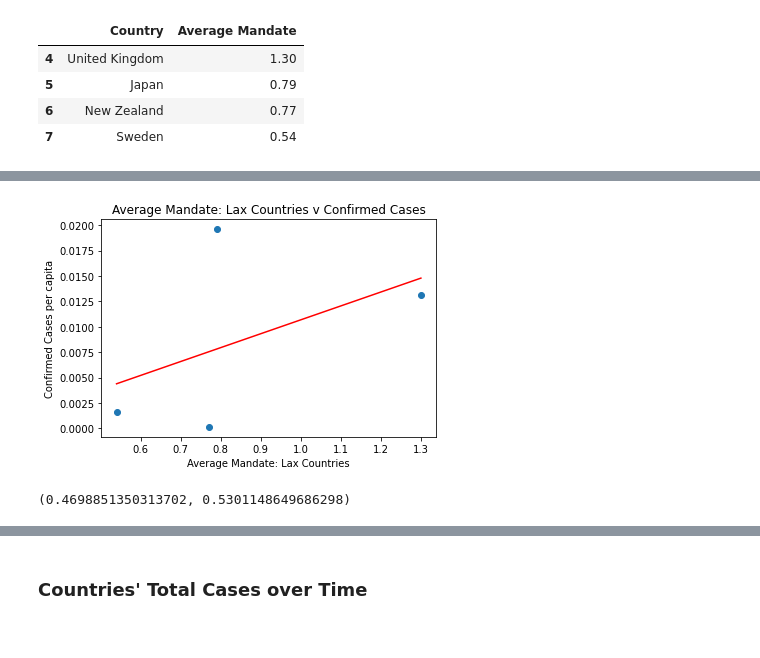
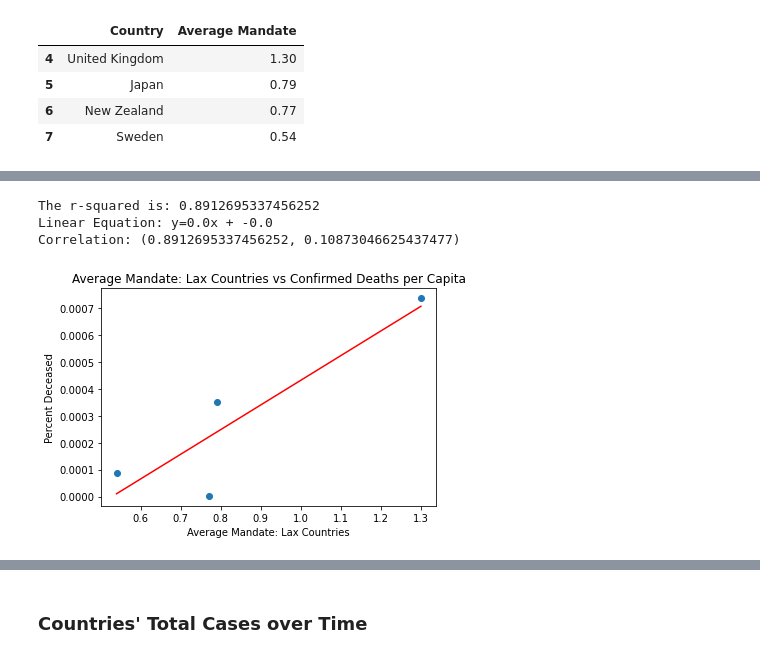
Before and after one commit to leslievazquez/Project_1, a Jupyter notebook: Data_Analysis_Notebook.ipynb, the cells around one changed output, grey strips where cells are left out. Drawn from its saved outputs; the diff is of its cells as text; code cells hidden in the pictures.

```diff
--- a/Data_Analysis_Notebook.ipynb
+++ b/Data_Analysis_Notebook.ipynb
@@ -400,22 +439,26 @@ correlation
 # %%
-#linear regression relaxed mandates v relaxed cases
+#linear regression relaxed mandates v relaxed deaths
 x_values = lax_df['Average Mandate']
-y_values = lax_max['Percent Infected']
+y_values = lax_max['Percent Deceased']
 (slope, intercept, rvalue, pvalue, stdeer) = linregress(x_values,y_values)
+print(f"The r-squared is: {rvalue}")
 regress_values = x_values*slope+intercept
 line_eq = 'y=' +str(round(slope,2))+'x + ' +str(round(intercept,2))
+print(f"Linear Equation: {line_eq}")
 plt.scatter(x_values, y_values)
 plt.plot(x_values,regress_values,'r-')
 
+#pearsonr for relaxed mandates v relaxed deaths
+correlation = st.pearsonr(lax_df['Average Mandate'], lax_max['Percent Deceased'])
+print(f"Correlation: {correlation}")
+
 #plt.annotate(line_eq,(15,10),fontsize = 25, color='red')
-plt.title('Average Mandate: Lax Countries v Confirmed Cases')
+plt.title('Average Mandate: Lax Countries vs Confirmed Deaths per Capita')
 plt.xlabel('Average Mandate: Lax Countries')
-plt.ylabel('Confirmed Cases per capita')
+plt.ylabel('Percent Deceased')
 plt.show()
-
-#pearsonr for relaxed mandates v relaxed cases
-correlation = st.pearsonr(lax_df['Average Mandate'], lax_max['Percent Infected'])
-correlation
 # %% [output]
+The r-squared is: 0.8912695337456252
+Linear Equation: y=0.0x + -0.0
+Correlation: (0.8912695337456252, 0.10873046625437477)
-[figure, old version]
+[figure, new version]
-(0.4698851350313702, 0.5301148649686298)
```
Also changed, not shown: parts of 17 cells of this notebook.
